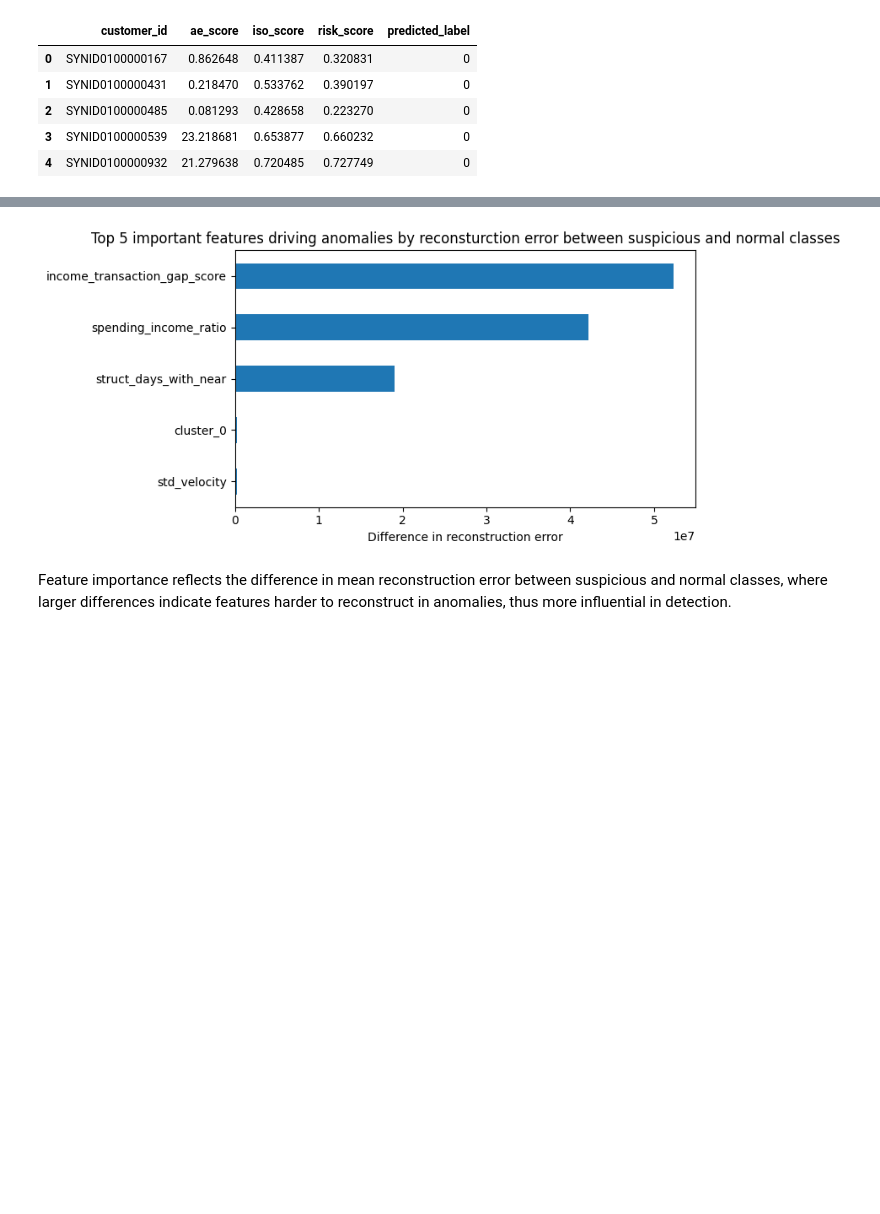
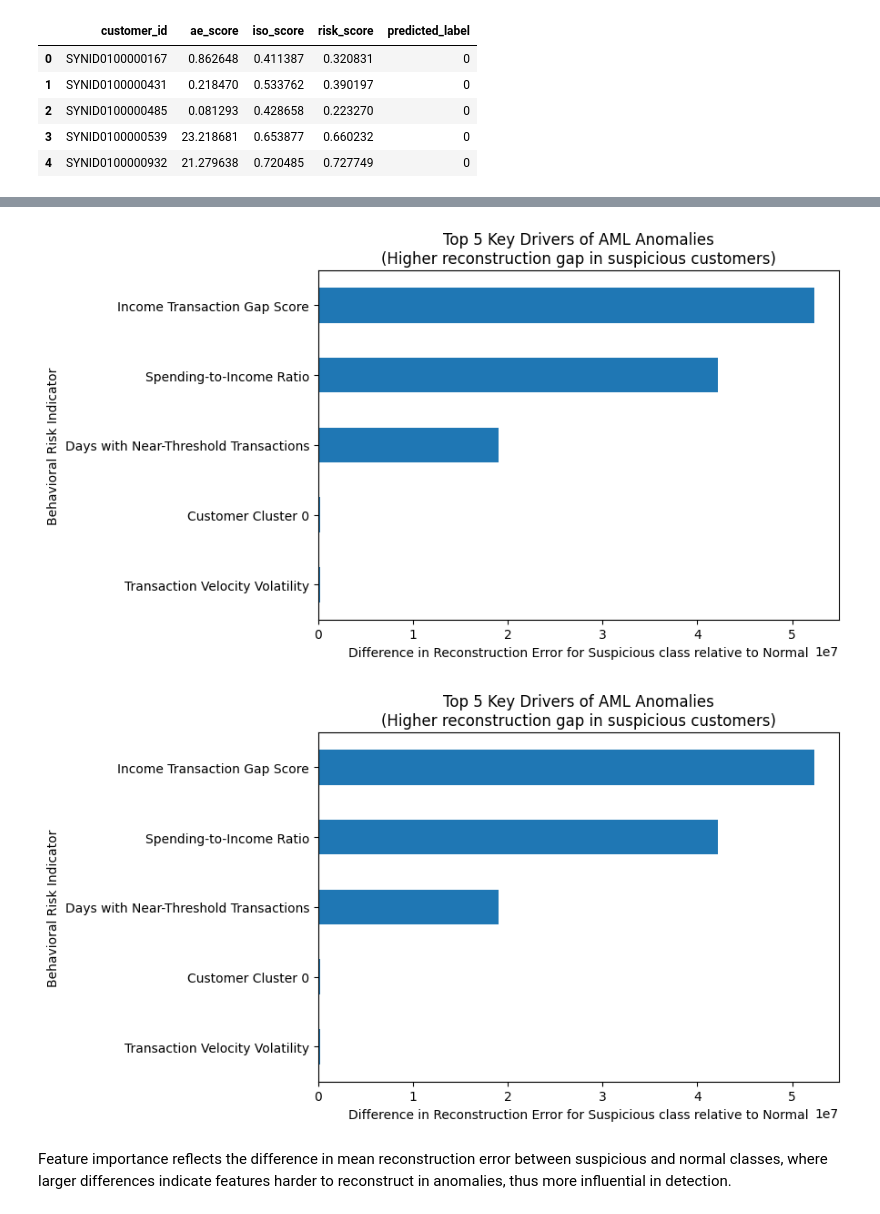
Before and after one commit to GuanlinTony/IMI_Case_Codes, a Jupyter notebook: Tony_Semi_supervised_AutoEncoderNN_clustering_v7.ipynb, the cells around one changed output, grey strips where cells are left out. Saved outputs shown, nothing was run; the diff lists cells and outputs as text; code cells hidden in the pictures; blank space fills up the shorter version.

```diff
--- a/Tony_Semi_supervised_AutoEncoderNN_clustering_v7.ipynb
+++ b/Tony_Semi_supervised_AutoEncoderNN_clustering_v7.ipynb
@@ -467,6 +467,24 @@ AUC-PR (Average Precision): 0.1745490465569586
 import numpy as np
 import pandas as pd
 import matplotlib.pyplot as plt
+
+feature_name_map = {
+    "income_transaction_gap_score": "Income Transaction Gap Score",
+    "spending_income_ratio": "Spending-to-Income Ratio",
+    "struct_days_with_near": "Days with Near-Threshold Transactions",
+    "struct_total_near_n": "Total Near-Threshold Transactions",
+    "std_velocity": "Transaction Velocity Volatility",
+    "cash_value_ratio": "Cash Transaction Ratio",
+    "pct_tx_province_mismatch": "Province Mismatch Percentage",
+    "pct_tx_city_mismatch": "City Mismatch Percentage",
+    "cluster_0": "Customer Cluster 0",
+    "cluster_1": "Customer Cluster 1",
+    "cluster_2": "Customer Cluster 2",
+    "cluster_3": "Customer Cluster 3",
+    "cluster_4": "Customer Cluster 4",
+    "cluster_5": "Customer Cluster 5",
+    "cluster_6": "Customer Cluster 6",
+}
 
 # ---- Helper: get reconstructed X (same shape as input) ----
 @torch.no_grad()
@@ -535,8 +553,8 @@ else:
     mean_by_class.columns = ["Normal (0)", "Suspicious (1)"]
 
     # Importance = extra reconstruction error on suspicious
-    mean_by_class["importance_diff"] = mean_by_class["Suspicious (1)"] - mean_by_class["Normal (0)"]
-    imp = mean_by_class.sort_values("importance_diff", ascending=False)
+    mean_by_class["importance diff"] = mean_by_class["Suspicious (1)"] - mean_by_class["Normal (0)"]
+    imp = mean_by_class.sort_values("importance diff", ascending=False)
 
     # Filter to only interpretable features (original numeric columns from df and cluster columns)
     # Exclude hashed categorical features, as they can't be meaningfully mapped back to df names
@@ -548,13 +566,53 @@ else:
     # ---- Table: Top 5 (or fewer if not enough interpretable features) ----
     top_k = min(5, len(imp))  # Adjust if fewer than 5 interpretable features
     if top_k > 0:
-        display(imp.head(top_k).style.format("{:.6f}"))
+        # ---- Prepare table with human-readable names ----
+        top_table = imp.head(top_k).copy()
+
+        top_table.index = [
+            feature_name_map.get(f, f) for f in top_table.index
+        ]
+
+        display(
+            top_table.style
+            .format("{:.6f}")
+            .set_caption("Top Key Drivers of AML Anomalies (Reconstruction Gap)")
+        )
 
         # ---- Plot: Top interpretable features ----
-        plt.figure(figsize=(8, 4))
-        imp.head(top_k)["importance_diff"].iloc[::-1].plot(kind="barh")
-        plt.title(f"Top {top_k} important features driving anomalies by reconsturction error between suspicious and normal classes")
-        plt.xlabel("Difference in reconstruction error")
+        top_features = top_table.copy()
+
+        plt.figure(figsize=(9, 5))
+        top_features["importance diff"].iloc[::-1].plot(kind="barh")
+
+        plt.title(
+            f"Top {top_k} Key Drivers of AML Anomalies\n"
+            "(Higher reconstruction gap in suspicious customers)"
+        )
+        plt.xlabel("Difference in Reconstruction Error for Suspicious class relative to Normal")
+        plt.ylabel("Behavioral Risk Indicator")
+
+        plt.tight_layout()
+        plt.show()
+
+        # ---- Plot: Top interpretable features ----
+        top_features = imp.head(top_k).copy()
+
+        # Map feature codes to human-readable names
+        top_features.index = [
+            feature_name_map.get(f, f) for f in top_features.index
+        ]
+
+        plt.figure(figsize=(9, 5))
+        top_features["importance diff"].iloc[::-1].plot(kind="barh")
+
+        plt.title(
+            f"Top {top_k} Key Drivers of AML Anomalies\n"
+            "(Higher reconstruction gap in suspicious customers)"
+        )
+        plt.xlabel("Difference in Reconstruction Error for Suspicious class relative to Normal")
+        plt.ylabel("Behavioral Risk Indicator")
+
         plt.tight_layout()
         plt.show()
     else:
@@ -571,4 +628,5 @@ Rebuilt feature_names length: 311
-[figure, old version]
+[figure, new version]
+[figure, added]
 # %% [markdown]
 Feature importance reflects the difference in mean reconstruction error between suspicious and normal classes, where larger differences indicate features harder to reconstruct in anomalies, thus more influential in detection.
 # %%
```
Also changed, not shown: parts of 1 cell of this notebook.
